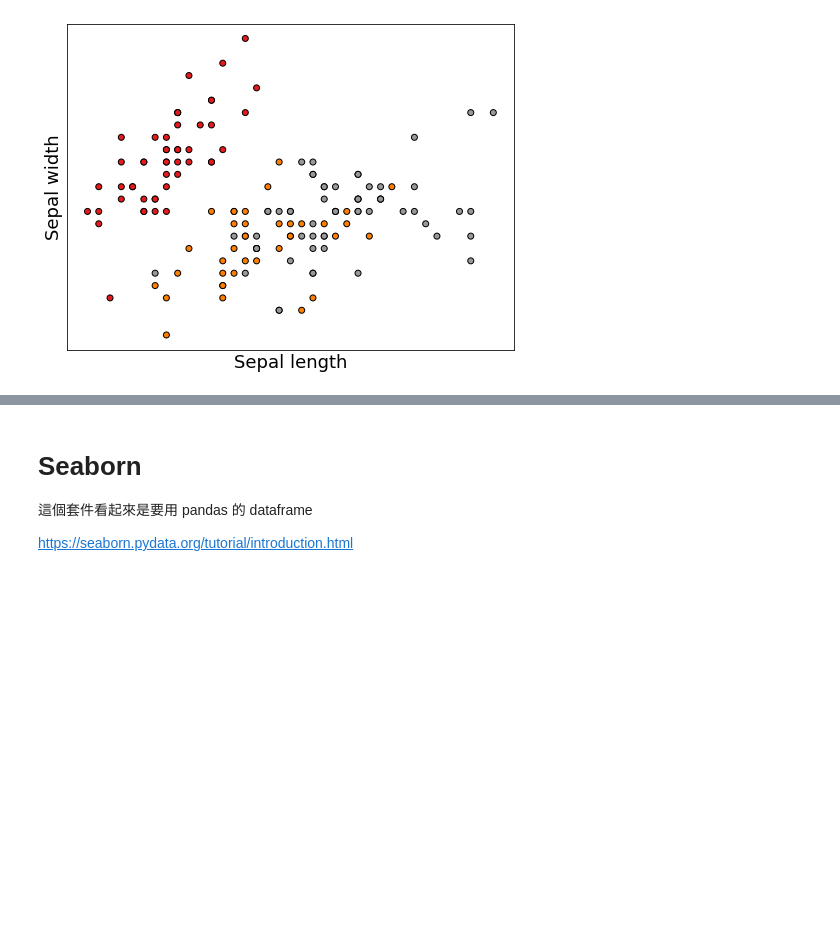
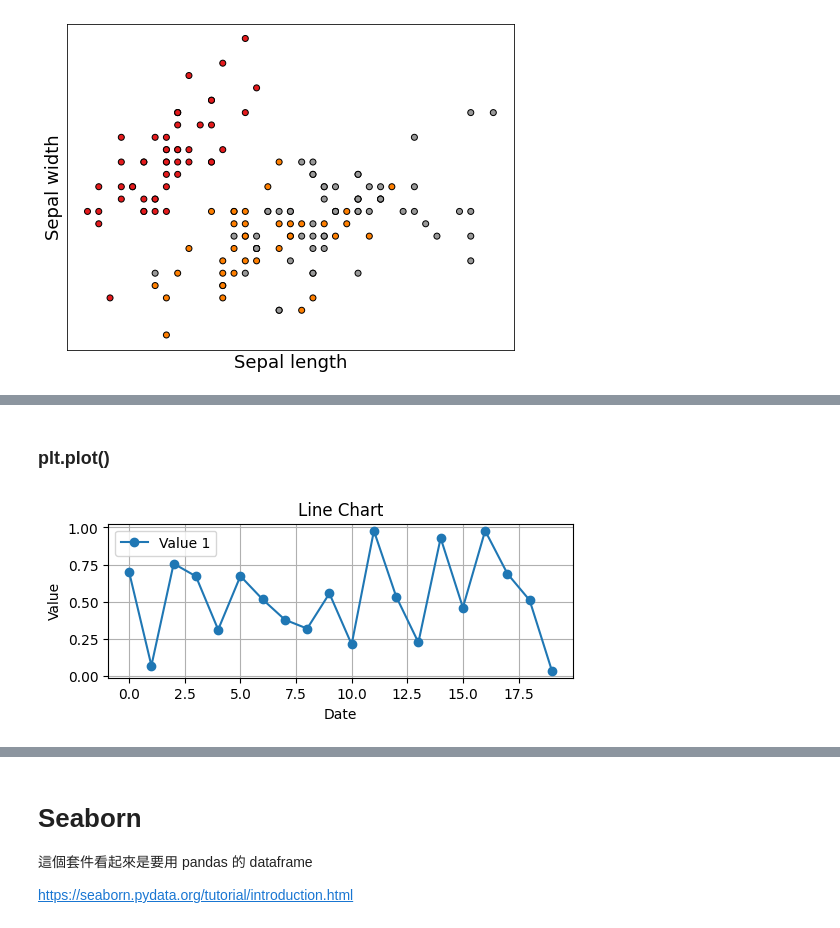
Before and after one commit to tinafanfan/My-Python, a Jupyter notebook: My_Python.ipynb, the cells around one changed output, grey strips where cells are left out. Cells and saved outputs as stored; diff of their text form; code cells hidden in the pictures; blank space fills up the shorter version.

```diff
--- a/My_Python.ipynb
+++ b/My_Python.ipynb
@@ -418,0 +445,21 @@ plt.yticks(())
+# %% [markdown]
+### plt.plot()
+# %%
+import pandas as pd
+import matplotlib.pyplot as plt
+import numpy as np
+
+# Create a DataFrame
+df = pd.DataFrame({'Value 1': np.random.rand(20)})
+
+# Plot a line chart with a legend
+plt.figure(figsize=(6, 2))
+plt.plot(df['Value 1'], marker='o', linestyle='-', label='Value 1')
+plt.xlabel('Date')
+plt.ylabel('Value')
+plt.title('Line Chart')
+plt.grid(True)
+plt.legend()
+plt.show()
+# %% [output]
+[figure, added]
```
Also changed, not shown: parts of 58 cells of this notebook.
